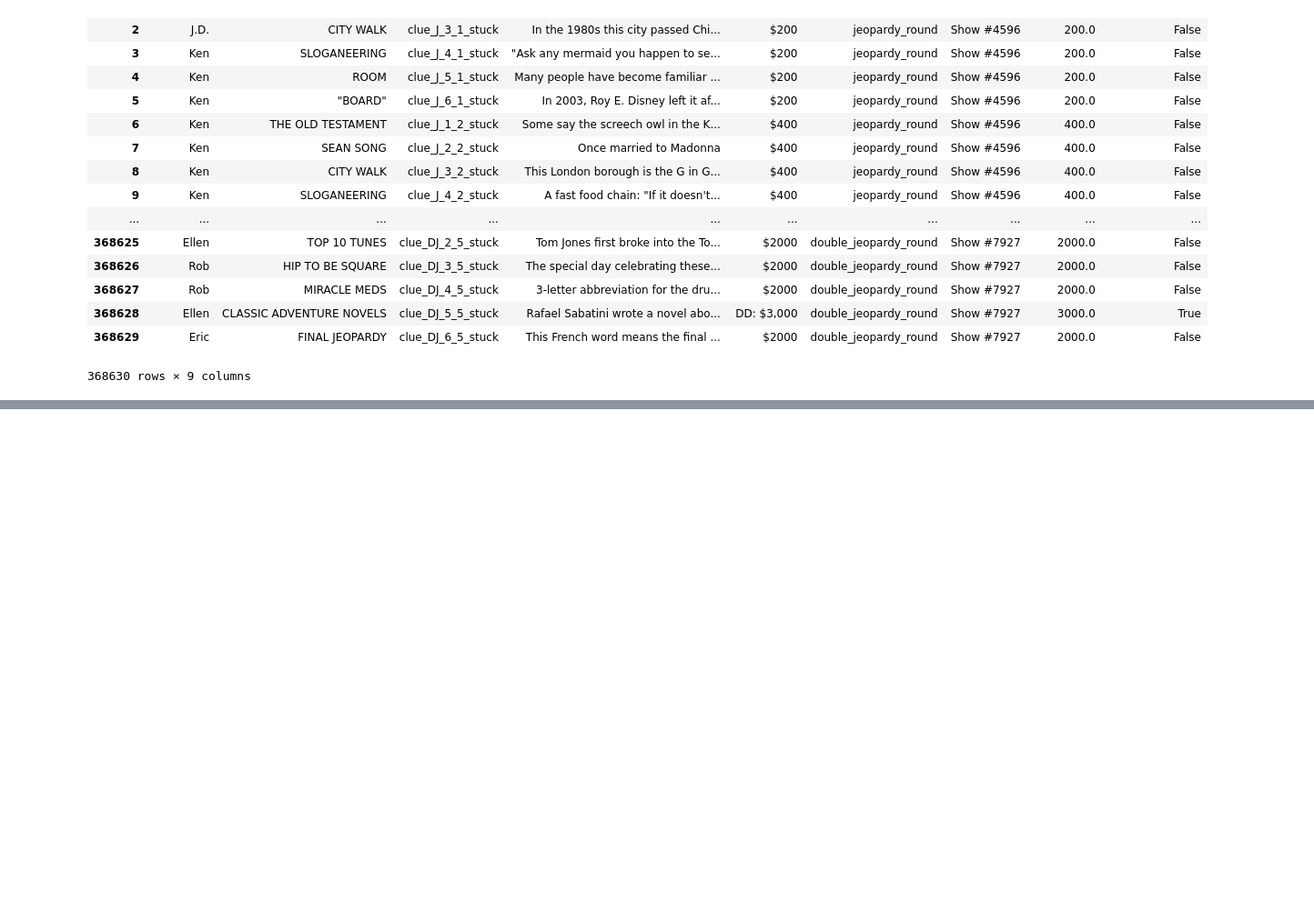
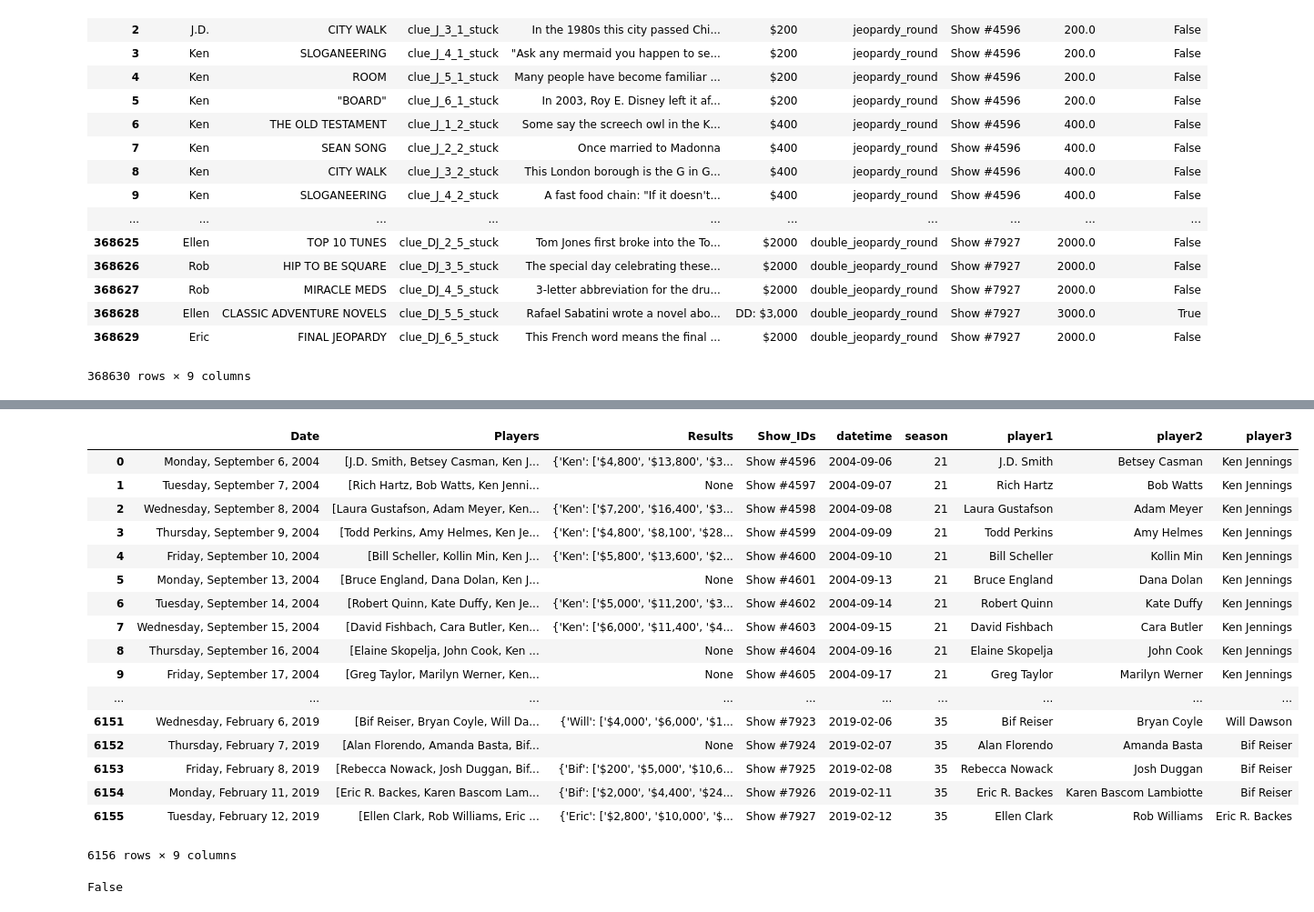
Before and after one commit to vanacorec/mod1_jeopardy_project, a Jupyter notebook: jeopardy1_caroline.ipynb, the cells around one changed output, grey strips where cells are left out. Shown at 91% size. Cells and saved outputs as stored; diff of their text form; code cells hidden in the pictures; blank space fills up the shorter version.

```diff
--- a/jeopardy1_caroline.ipynb
+++ b/jeopardy1_caroline.ipynb
@@ -543,0 +672,21 @@ Name: Results, Length: 6156, dtype: object
+# %%
+games_df
+# %% [output]
+|  | Date | Players | Results | Show_IDs | datetime | season | player1 | player2 | player3 |
+| 0 | Monday, September 6, 2004 | [J.D. Smith, Betsey Casman, Ken J... | {'Ken': ['$4,800', '$13,800', '$3... | Show #4596 | 2004-09-06 | 21 | J.D. Smith | Betsey Casman | Ken Jennings |
+| 1 | Tuesday, September 7, 2004 | [Rich Hartz, Bob Watts, Ken Jenni... | None | Show #4597 | 2004-09-07 | 21 | Rich Hartz | Bob Watts | Ken Jennings |
+| 2 | Wednesday, September 8, 2004 | [Laura Gustafson, Adam Meyer, Ken... | {'Ken': ['$7,200', '$16,400', '$3... | Show #4598 | 2004-09-08 | 21 | Laura Gustafson | Adam Meyer | Ken Jennings |
+| 3 | Thursday, September 9, 2004 | [Todd Perkins, Amy Helmes, Ken Je... | {'Ken': ['$4,800', '$8,100', '$28... | Show #4599 | 2004-09-09 | 21 | Todd Perkins | Amy Helmes | Ken Jennings |
+| 4 | Friday, September 10, 2004 | [Bill Scheller, Kollin Min, Ken J... | {'Ken': ['$5,800', '$13,600', '$2... | Show #4600 | 2004-09-10 | 21 | Bill Scheller | Kollin Min | Ken Jennings |
+| 5 | Monday, September 13, 2004 | [Bruce England, Dana Dolan, Ken J... | None | Show #4601 | 2004-09-13 | 21 | Bruce England | Dana Dolan | Ken Jennings |
+| 6 | Tuesday, September 14, 2004 | [Robert Quinn, Kate Duffy, Ken Je... | {'Ken': ['$5,000', '$11,200', '$3... | Show #4602 | 2004-09-14 | 21 | Robert Quinn | Kate Duffy | Ken Jennings |
+| 7 | Wednesday, September 15, 2004 | [David Fishbach, Cara Butler, Ken... | {'Ken': ['$6,000', '$11,400', '$4... | Show #4603 | 2004-09-15 | 21 | David Fishbach | Cara Butler | Ken Jennings |
+| 8 | Thursday, September 16, 2004 | [Elaine Skopelja, John Cook, Ken ... | None | Show #4604 | 2004-09-16 | 21 | Elaine Skopelja | John Cook | Ken Jennings |
+| 9 | Friday, September 17, 2004 | [Greg Taylor, Marilyn Werner, Ken... | None | Show #4605 | 2004-09-17 | 21 | Greg Taylor | Marilyn Werner | Ken Jennings |
+| ... | ... | ... | ... | ... | ... | ... | ... | ... | ... |
+| 6151 | Wednesday, February 6, 2019 | [Bif Reiser, Bryan Coyle, Will Da... | {'Will': ['$4,000', '$6,000', '$1... | Show #7923 | 2019-02-06 | 35 | Bif Reiser | Bryan Coyle | Will Dawson |
+| 6152 | Thursday, February 7, 2019 | [Alan Florendo, Amanda Basta, Bif... | None | Show #7924 | 2019-02-07 | 35 | Alan Florendo | Amanda Basta | Bif Reiser |
+| 6153 | Friday, February 8, 2019 | [Rebecca Nowack, Josh Duggan, Bif... | {'Bif': ['$200', '$5,000', '$10,6... | Show #7925 | 2019-02-08 | 35 | Rebecca Nowack | Josh Duggan | Bif Reiser |
+| 6154 | Monday, February 11, 2019 | [Eric R. Backes, Karen Bascom Lam... | {'Bif': ['$2,000', '$4,400', '$24... | Show #7926 | 2019-02-11 | 35 | Eric R. Backes | Karen Bascom Lambiotte | Bif Reiser |
+| 6155 | Tuesday, February 12, 2019 | [Ellen Clark, Rob Williams, Eric ... | {'Eric': ['$2,800', '$10,000', '$... | Show #7927 | 2019-02-12 | 35 | Ellen Clark | Rob Williams | Eric R. Backes |
+6156 rows × 9 columns
@@ -543,0 +722,6 @@ Name: Results, Length: 6156, dtype: object
+# %%
+test_results = games_df["Results"][14]
+test_results
+interpret_results(test_results)
+# %% [output]
+False
```
Also changed, not shown: parts of 18 cells of this notebook.
